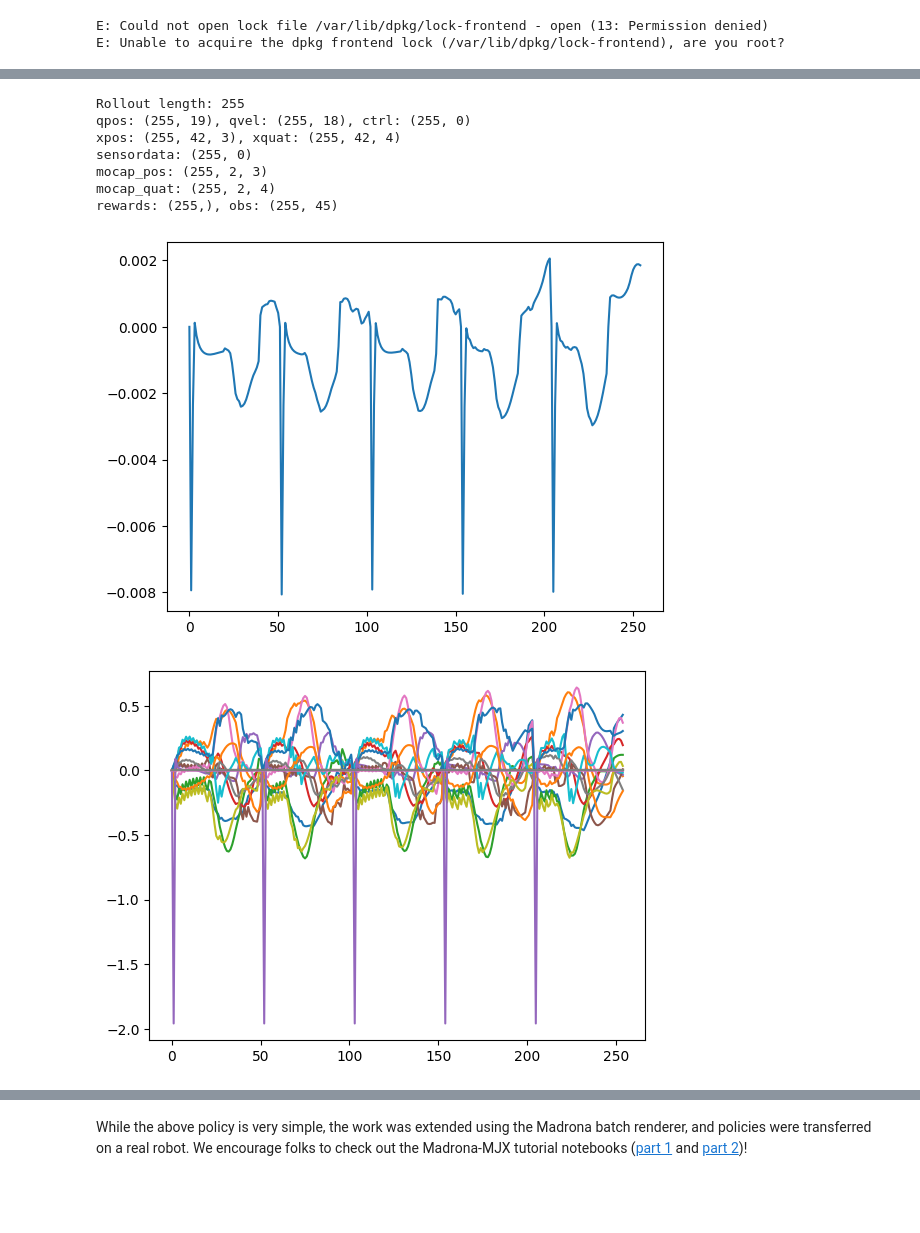
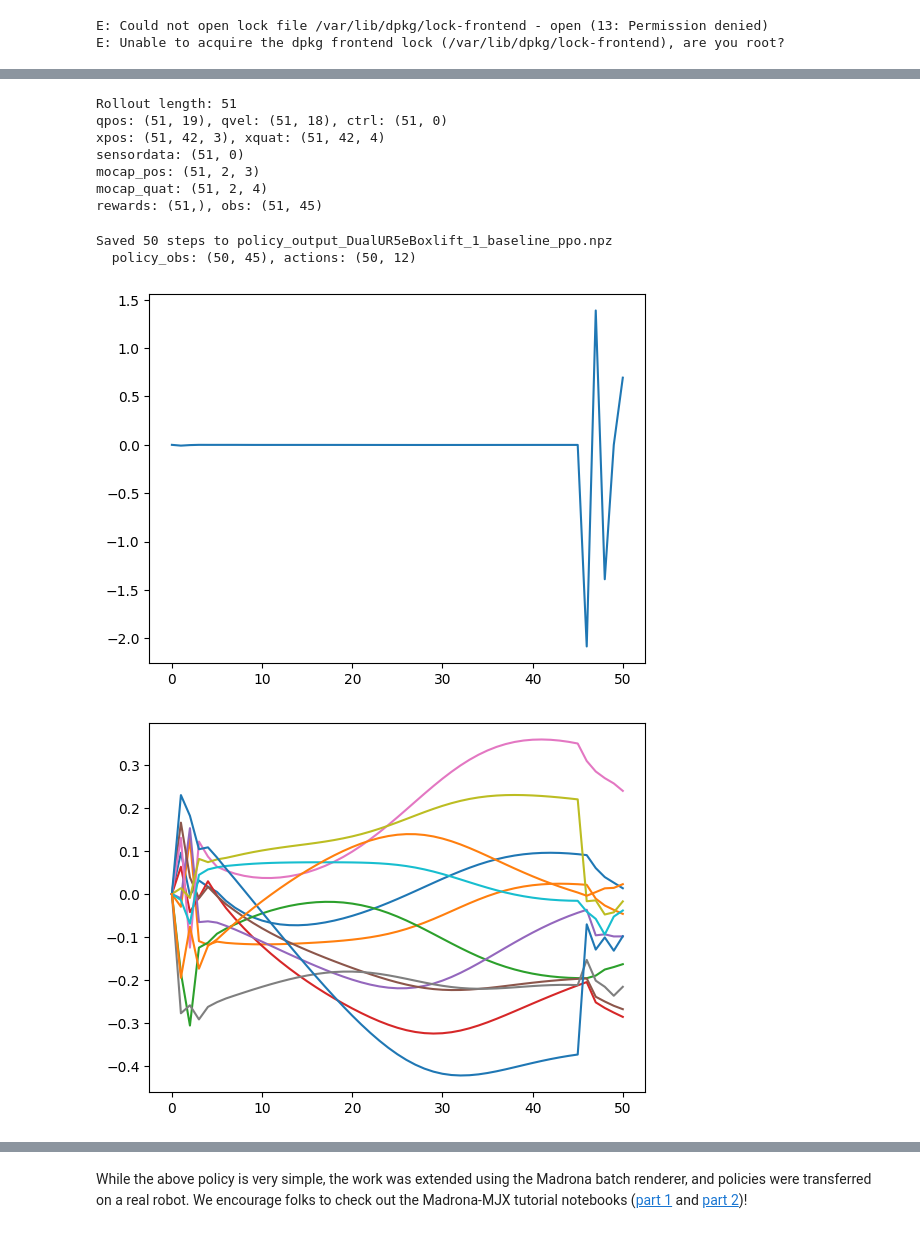
Before and after one commit to alinjar1996/mujoco_playground, a Jupyter notebook: learning/notebooks/manipulation.ipynb, the cells around one changed output, grey strips where cells are left out. Drawn from its saved outputs; the diff is of its cells as text; code cells hidden in the pictures; blank space fills up the shorter version.

Commit message:
Training done and bad result. Trying to debug policy outputs.

```diff
--- a/learning/notebooks/manipulation.ipynb
+++ b/learning/notebooks/manipulation.ipynb
@@ -245,7 +245,7 @@ env_cfg.sim_dt
 Let's train the pick cube policy and visualize rollouts. The policy takes roughly 3 minutes to train on an RTX 4090.
 # %%
 CHECKPOINT_IDX = 1
-TRAINING = True
+TRAINING = False
 # %%
 from mujoco_playground.config import manipulation_params
 ppo_params = manipulation_params.brax_ppo_config(env_name)
@@ -353,7 +353,7 @@ train_fn = functools.partial(
     network_factory=network_factory,
     progress_fn=progress,
     seed=1,
-    save_checkpoint_path=os.path.abspath(f"./checkpoints/run_{CHECKPOINT_IDX}"),
+    save_checkpoint_path=os.path.abspath(f"./checkpoints/run_{CHECKPOINT_IDX}_baseline_ppo"),
 )
 # %%
 dict(ppo_training_params)
@@ -533,7 +533,7 @@ else:
     from pathlib import Path
     import json as _json
 
-    checkpoint_dir = Path(f'./checkpoints/run_{CHECKPOINT_IDX}').resolve()
+    checkpoint_dir = Path(f'./checkpoints/run_{CHECKPOINT_IDX}_baseline_ppo').resolve()
     # Find the latest checkpoint (highest step number)
     ckpt_dirs = sorted(
         [d for d in checkpoint_dir.iterdir() if d.is_dir() and d.name.isdigit()],
@@ -625,14 +623,20 @@ E: Unable to acquire the dpkg frontend lock (/var/lib/dpkg/lock-frontend), are y
 # %%
 rng = jax.random.PRNGKey(42)
 rollout = []
-n_episodes = 5
+actions_policy_output = []
+policy_obs = []
+n_episodes = 1
 
 for _ in range(n_episodes):
   state = jit_reset(rng)
   rollout.append(state)
   for i in range(env_cfg.episode_length):
     act_rng, rng = jax.random.split(rng)
-    ctrl, _ = jit_inference_fn(state.obs, act_rng)
+    obs_i = state.obs
+    ctrl, _ = jit_inference_fn(obs_i, act_rng)
+    actions_policy_output.append(ctrl)
+    print("ctrl:", ctrl)
+    policy_obs.append(obs_i['state'])
     state = jit_step(state, ctrl)
     rollout.append(state)
 
@@ -676,21 +696,34 @@ print(f"mocap_pos: {mocap_pos.shape}")
 print(f"mocap_quat: {mocap_quat.shape}")
 print(f"rewards: {rewards.shape}, obs: {obs_all.shape}")
 # %% [output]
-Rollout length: 255
-qpos: (255, 19), qvel: (255, 18), ctrl: (255, 0)
-xpos: (255, 42, 3), xquat: (255, 42, 4)
-sensordata: (255, 0)
-mocap_pos: (255, 2, 3)
-mocap_quat: (255, 2, 4)
-rewards: (255,), obs: (255, 45)
+Rollout length: 51
+qpos: (51, 19), qvel: (51, 18), ctrl: (51, 0)
+xpos: (51, 42, 3), xquat: (51, 42, 4)
+sensordata: (51, 0)
+mocap_pos: (51, 2, 3)
+mocap_quat: (51, 2, 4)
+rewards: (51,), obs: (51, 45)
+# %%
+output_path = f"policy_output_{env_name}_{CHECKPOINT_IDX}_baseline_ppo.npz"
+np.savez(
+    output_path,
+    policy_obs=np.asarray(jp.stack(policy_obs)),    # (T, obs_dim) - obs fed to policy
+    actions_policy_output=np.asarray(jp.stack(actions_policy_output)),           # (T, act_dim) - policy output actions
+)
+print(f"Saved {len(actions_policy_output)} steps to {output_path}")
+d = np.load(output_path)
+print(f"  policy_obs: {d['policy_obs'].shape}, actions: {d['actions_policy_output'].shape}")
+# %% [output]
+Saved 50 steps to policy_output_DualUR5eBoxlift_1_baseline_ppo.npz
+  policy_obs: (50, 45), actions: (50, 12)
 # %%
 plt.plot(rewards)
 plt.show()
 # %% [output]
-[figure, old version]
+[figure, new version]
 # %%
 
-plt.plot(qvel)
+plt.plot(qvel[:,env._joint_mask_vel])
 plt.show()
 # %% [output]
-[figure, old version]
+[figure, new version]
```
Also changed, not shown: parts of 8 cells of this notebook, 2 other files.
